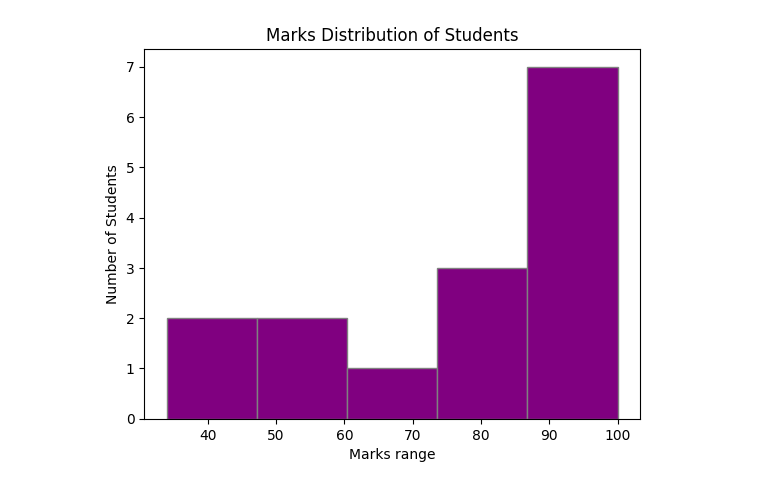
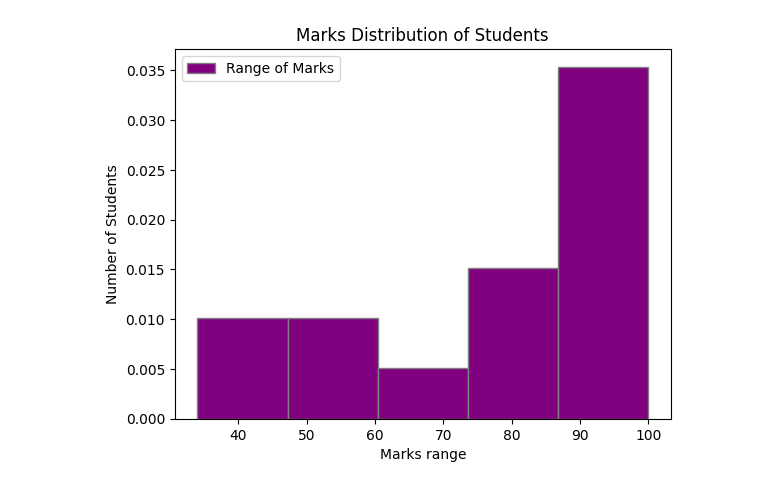
Before and after one commit to Akshay-Dharmik7/Matplotlib-Tutorial, a Jupyter notebook: 04_hist_plot.ipynb, the cells around one changed output. Saved outputs shown, nothing was run; the diff lists cells and outputs as text; code cells hidden in the pictures.

```diff
--- a/04_hist_plot.ipynb
+++ b/04_hist_plot.ipynb
@@ -1,14 +1,16 @@
 # %%
 # plt.hist(data, bins = "number_of_bins", color = "color_name", edgecolor = "color_name")
 
 import matplotlib.pyplot as plt
 
 marks = [56, 76, 45, 87, 89, 99, 90, 54, 66, 78, 77, 98, 100, 34, 88]
 
-plt.hist(marks, bins = 5, color="purple", edgecolor = "grey")
+plt.hist(marks, bins = 5, color="purple", edgecolor = "grey", label = "Range of Marks", density=True)
+
 plt.title("Marks Distribution of Students")
 plt.xlabel("Marks range")
 plt.ylabel("Number of Students")
+plt.legend()
 plt.show()
 # %% [output]
-[figure, old version]
+[figure, new version]
```
Also changed, not shown: 11 other files.
